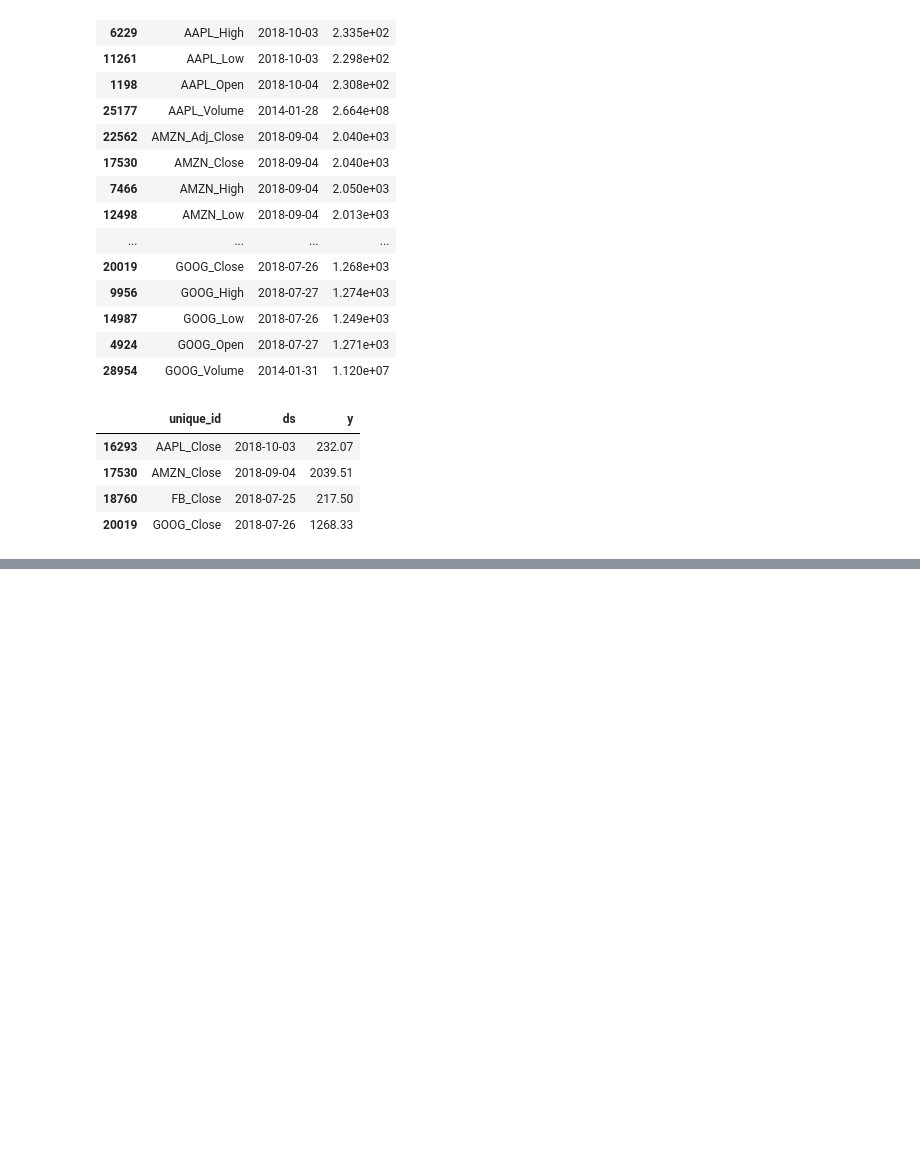
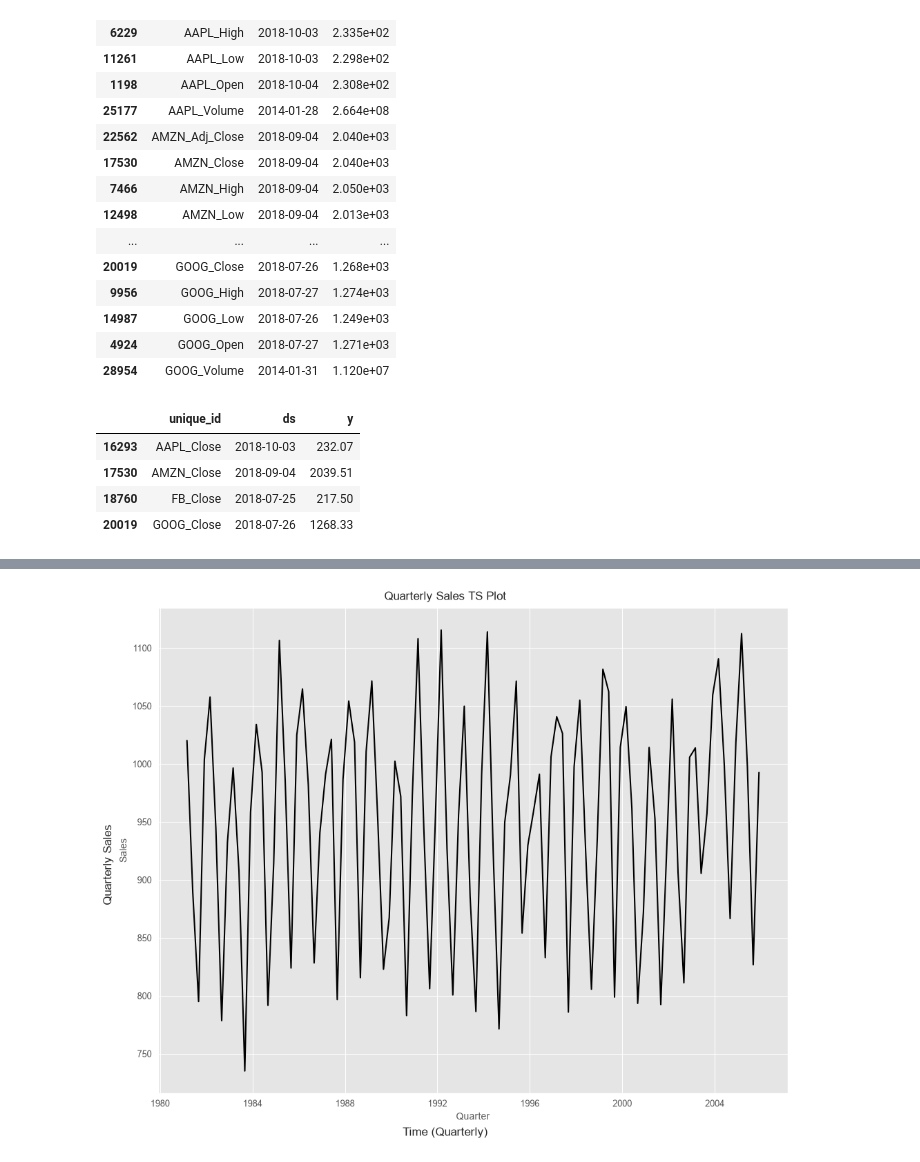
Before and after one commit to Ak62007/TS, a Jupyter notebook: Exercises/chapter-2.ipynb, the cells around one changed output, grey strips where cells are left out. Cells and saved outputs as stored; diff of their text form; code cells hidden in the pictures; blank space fills up the shorter version.

```diff
--- a/Exercises/chapter-2.ipynb
+++ b/Exercises/chapter-2.ipynb
@@ -313,0 +329,5 @@ max_closing_stock_prices
+# %%
+tute_df = pd.read_csv(
+    project_root / "data" / "tute1.csv",
+    parse_dates=['Quarter']
+)
@@ -313,0 +343,16 @@ max_closing_stock_prices
+# %%
+fig, ax = plt.subplots(figsize=(10, 8))
+
+sns.lineplot(
+    data=tute_df,
+    x="Quarter",
+    y="Sales",
+    ax=ax
+)
+
+fig.supxlabel("Time (Quarterly)")
+fig.supylabel("Quarterly Sales")
+fig.suptitle("Quarterly Sales TS Plot")
+fig.show()
+# %% [output]
+[figure, added]
```
Also changed, not shown: parts of 26 cells of this notebook, 2 other files.
